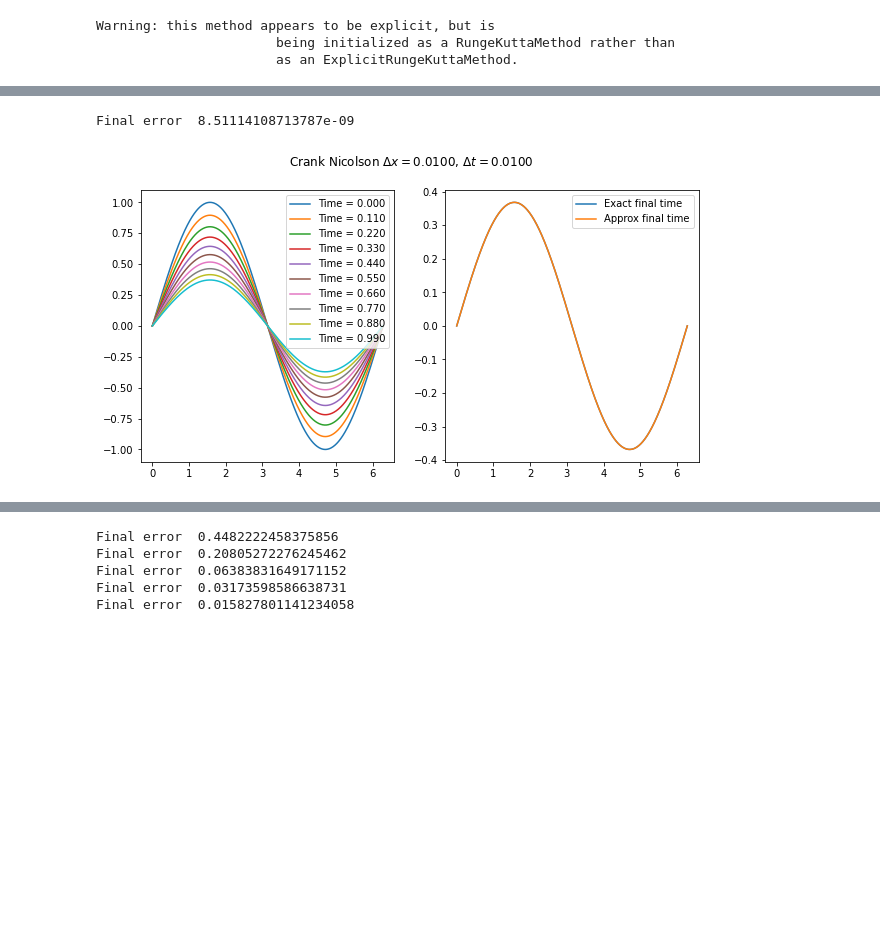
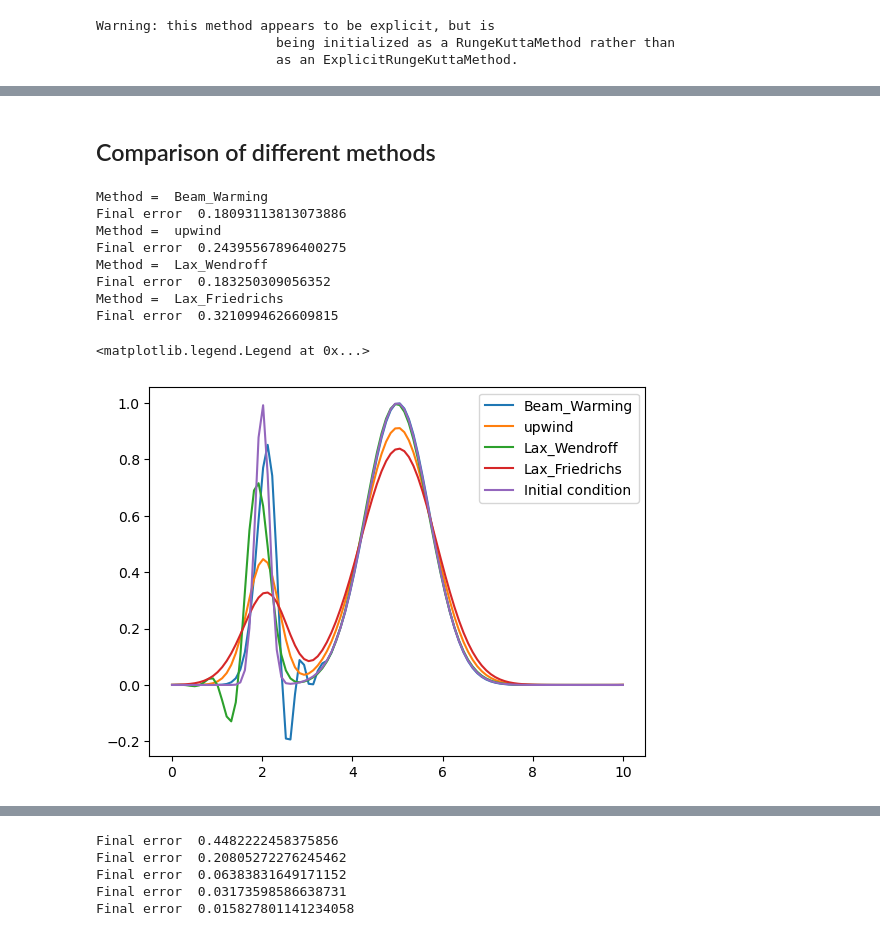
Before and after one commit to accdavlo/calcolo-scientifico, a Jupyter notebook: codes/solutions/transport_FD.ipynb, the cells around one changed output, grey strips where cells are left out. Saved outputs shown, nothing was run; the diff lists cells and outputs as text; code cells hidden in the pictures; blank space fills up the shorter version.

```diff
--- a/codes/solutions/transport_FD.ipynb
+++ b/codes/solutions/transport_FD.ipynb
@@ -666,23 +560,46 @@ Final error  0.0013620842296200837
-# %%
-CN_FD_approx.set_geom(dx = 0.01)
-CN_FD_approx.set_dt(0.01)
-geom = CN_FD_approx.geom
-xx, un1 = CN_FD_approx.evolve()
-
-fig,(ax1,ax2) = plt.subplots(1,2,figsize=(10,5))
-for it, time in enumerate(CN_FD_approx.times):
-    ax1.plot(geom.xx, CN_FD_approx.U_sol[it], label="Time = %1.3f"%time)
-
-ax2.plot(geom.xx, CN_FD_approx.u_ex_end, label="Exact final time")
-ax2.plot(geom.xx, un1, label="Approx final time")
-ax1.legend()
-ax2.legend()
-
-fig.suptitle(r"Crank Nicolson $\Delta x=%1.4f, \, \Delta t=%1.4f$"%(geom.dx,CN_FD_approx.dt))
-plt.show()
-# %% [output]
-Final error  8.51114108713787e-09
-[figure, removed]
+# %% [markdown]
+## Comparison of different methods
+# %%
+u0_lambda = lambda x : np.exp(-20*(x-2)**2)+np.exp(-(x-5)**2)
+x_L=0.
+x_R=10.
+Nx = 100
+T_end = 10.
+geom = Geometry1D(x_L,x_R,Nx)
+
+CFL = 0.9
+a = 1.
+dx = geom.dx
+dt = CFL*dx/np.abs(a)
+
+
+u_ex_lambda = lambda t,x,a : u0_lambda((x-a*t)%10)
+
+spatial_discretizations  = ["Beam_Warming","upwind","Lax_Wendroff","Lax_Friedrichs"] #,"central"
+
+for spatial_discretization_type in spatial_discretizations:
+    print("Method = ",spatial_discretization_type)
+    EE_advection = Advection_explicit_euler( geom, T_end, u0_lambda, dt, \
+                     spatial_discretization_type=spatial_discretization_type,
+                 a=a, dt_save = 0.1, u_ex_lambda =u_ex_lambda)
+    xx, un1 = EE_advection.evolve()
+    print("Final error ",EE_advection.error)
+    plt.plot(xx,un1, label=spatial_discretization_type)
+
+plt.plot(geom.xx, u0(geom.xx), label="Initial condition")
+
+plt.legend()
+# %% [output]
+Method =  Beam_Warming
+Final error  0.18093113813073886
+Method =  upwind
+Final error  0.24395567896400275
+Method =  Lax_Wendroff
+Final error  0.183250309056352
+Method =  Lax_Friedrichs
+Final error  0.3210994626609815
+<matplotlib.legend.Legend at 0x...>
+[figure, added]
 # %% [markdown]
 ## Check order of accuracy
 If $\Delta x \to 0$ then $e^{\Delta x}=\lVert u^{\Delta x} - u^{ex} \rVert \to 0$. How does it go to zero?
```
Also changed, not shown: parts of 16 cells of this notebook, 17 other files.
